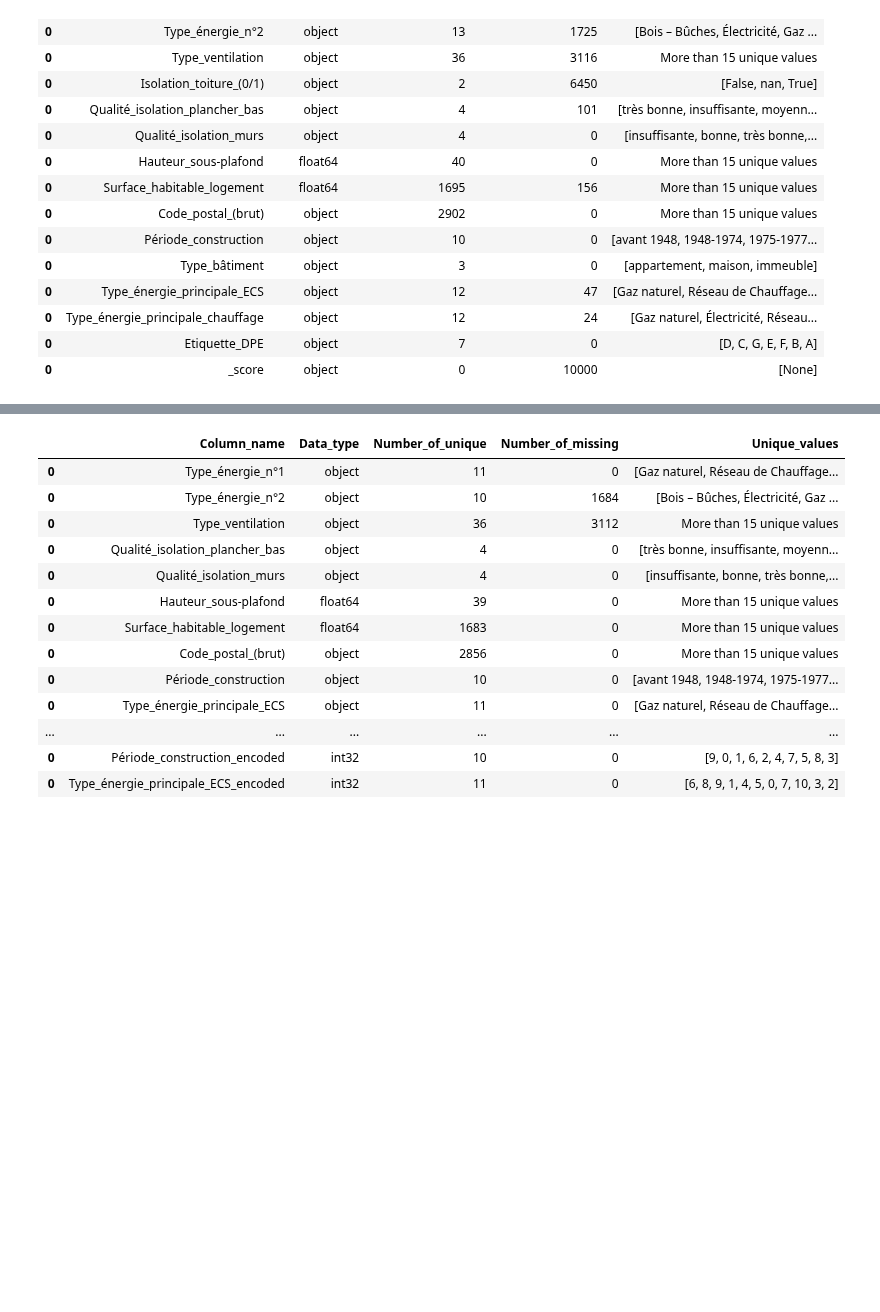
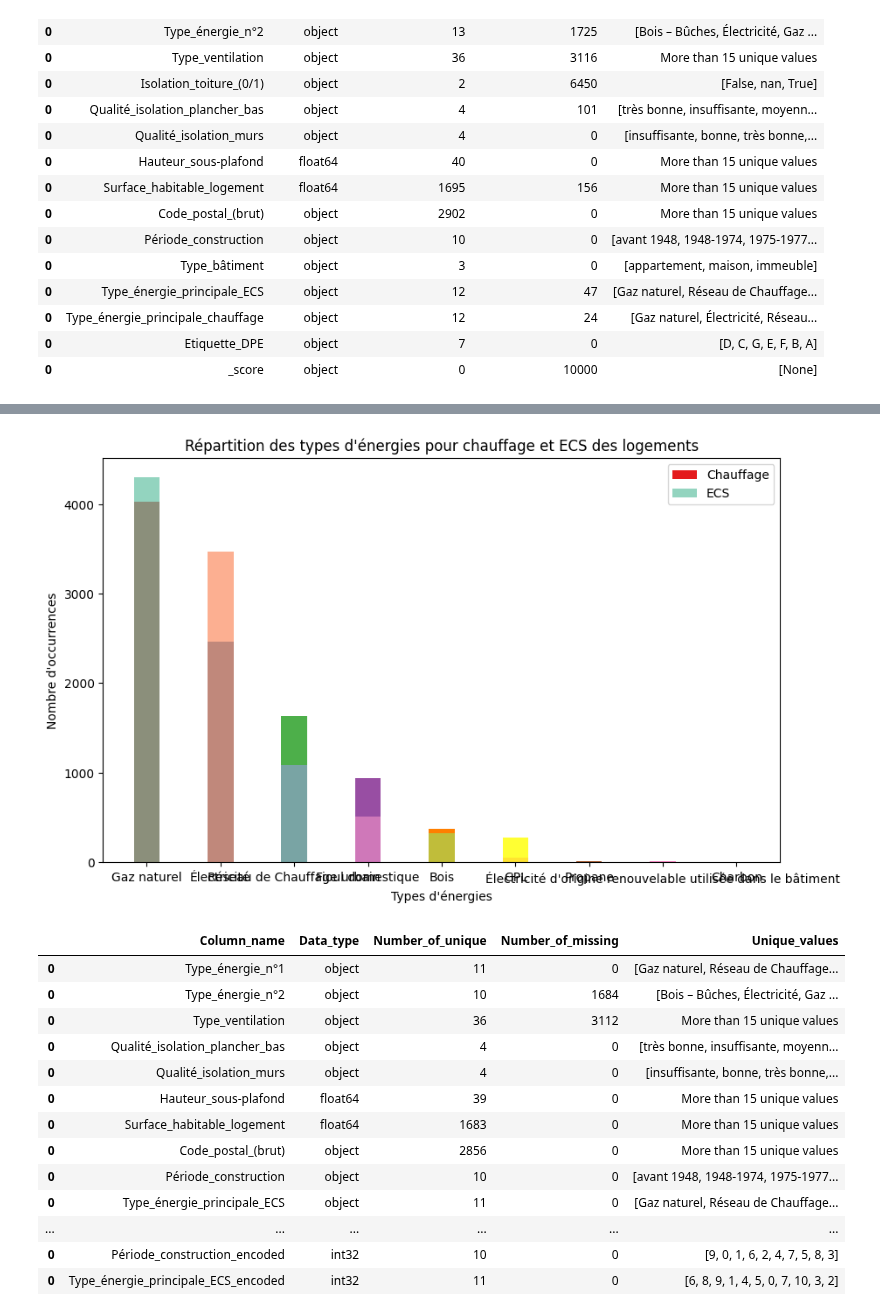
Before and after one commit to LACHQER-Wiam/Projet-Python, a Jupyter notebook: data.ipynb, the cells around one changed output, grey strips where cells are left out. Drawn from its saved outputs; the diff is of its cells as text; code cells hidden in the pictures; blank space fills up the shorter version.

```diff
--- a/data.ipynb
+++ b/data.ipynb
@@ -144,3 +243,37 @@ KeyError: "['Type_énergie_n°3', 'Isolation_toiture_(0/1)', '_score'] not found
+# %%
+
+# TYPE DE REPRESENTATIONA REVOIR /!\ pas tres visuelle
+
+# Comptage pour 'Type_énergie_principale_chauffage'
+comptage_type_chauffage = bd_dpe['Type_énergie_principale_chauffage'].value_counts()
+colors_ECS = sns.color_palette('Set2')[0:len(comptage_type_ECS)]
+
+# Comptage pour 'type_principale_energie_ECS'
+comptage_type_ECS = bd_dpe['Type_énergie_principale_ECS'].value_counts()
+colors_chauffage = sns.color_palette('Set1')[0:len(comptage_type_chauffage)]
+
+# Création du graphique en barres superposées
+plt.figure(figsize=(10, 6))
+bar_width = 0.35
+index = range(len(comptage_type_chauffage))
+
+# Barres pour 'Type_énergie_principale_chauffage'
+plt.bar(index, comptage_type_chauffage, bar_width, color=colors_chauffage, label='Chauffage')
+
+# Barres pour 'type_principale_energie_ECS'
+plt.bar(index, comptage_type_ECS, bar_width, color=colors_ECS, label='ECS', alpha=0.7)
+
+# Ajout des labels, titres, et légende
+plt.xlabel('Types d\'énergies')
+plt.ylabel('Nombre d\'occurrences')
+plt.title('Répartition des types d\'énergies pour chauffage et ECS des logements')
+plt.xticks(index, comptage_type_chauffage.index)
+plt.legend()
+
+# Affichage du graphique
+plt.show()
+# %% [output]
+[figure, added]
 # %%
 create_unique(df)
 # %% [output]
```
Also changed, not shown: parts of 8 cells of this notebook.
